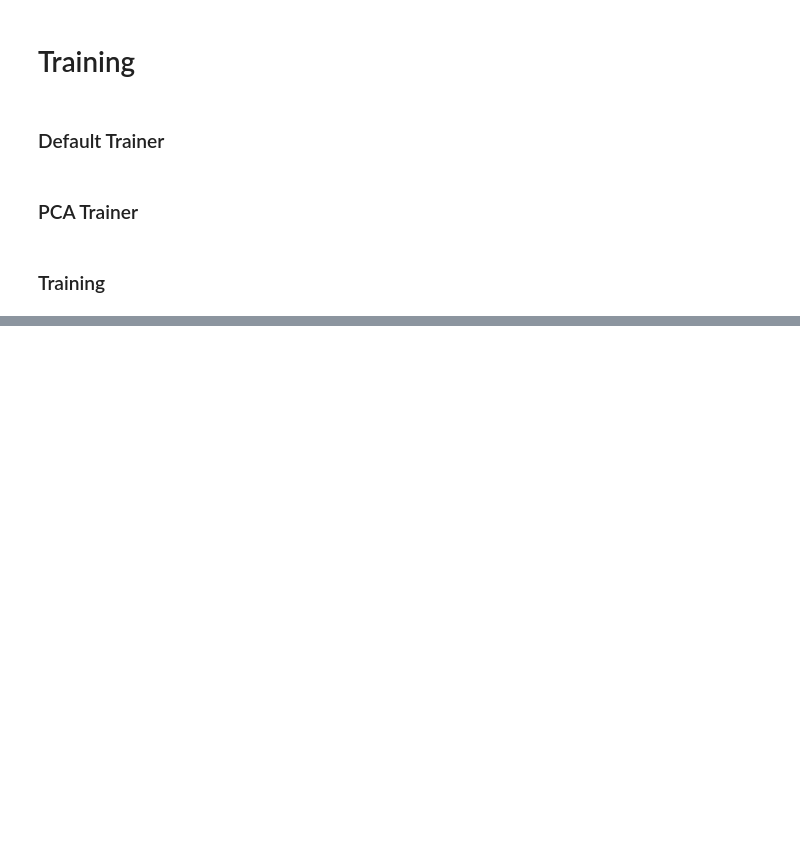
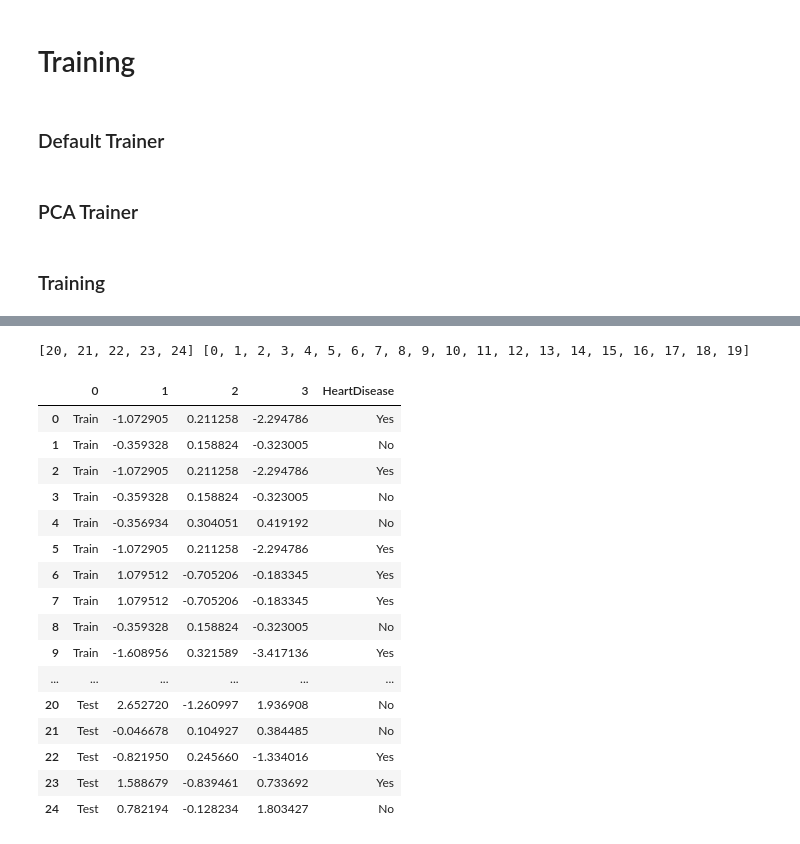
Before and after one commit to ramesaliyev/ai-heart-disease-prediction, a Jupyter notebook: model.ipynb, the cells around one changed output, grey strips where cells are left out. Saved outputs shown, nothing was run; the diff lists cells and outputs as text; code cells hidden in the pictures; blank space fills up the shorter version.

Commit message:
implement data sampling

```diff
--- a/model.ipynb
+++ b/model.ipynb
@@ -202,6 +202,7 @@ Path(path_models).mkdir(parents=True, exist_ok=True)
 ### Constants
 # %%
 TARGET_COLUMN = 'HeartDisease'
+TARGET_CLASSES = ('No', 'Yes')
 # %% [markdown]
 ### Configs
 # %%
@@ -225,6 +226,9 @@ hp_test_size = 0.2
 # %%
 # read csv
 data = pd.read_csv(path.join(path_csv, cfg_csv_name), encoding='utf-8')
+
+# drop duplicates
+data = data.drop_duplicates().reset_index(drop=True)
 # %% [markdown]
 ## Limit Data
 # %%
@@ -1085,0 +1131,62 @@ for (trainer_name, trainer, model_name, model) in set_trainer.run_all_trainers(*
+# %%
+def sample(N, data, target, classes, indexes):
+    N = list(N)
+
+    # separate data
+    test_index, train_index = indexes
+    test = data.loc[test_index]
+    train = data.loc[train_index]
+
+    # calculate sizes
+    sizes = [sum(train[target] == c) for c in classes]
+
+    # fix sizes
+    for i, n in enumerate(N):
+        if type(n) is float:
+            N[i] = round(N[i] * sizes[i])
+
+    # do sampling
+    groups = [train[train[target] == c] for c in classes]
+    samples = [group.sample(N[i], replace=(sizes[i] < N[i])) for i, group in enumerate(groups)]
+
+    # calculate final sizes
+    train_size = sum(N)
+    test_size = len(test_index)
+
+    # calculate next indexes
+    train_index = list(range(train_size))
+    test_index = list(range(train_size, train_size + test_size))
+
+    # create shuffled train dataframe
+    samples = pd.concat(samples, axis=0).sample(frac=1).reset_index(drop=True)
+
+    # concatenate data
+    data = pd.concat([samples, test], axis=0).reset_index(drop=True)
+
+    # return data and indexes
+    return data, test_index, train_index
+
+data, teindex, trindex = sample((5.0, 10), fake, TARGET_COLUMN, TARGET_CLASSES, (test_index, train_index))
+
+print(teindex, trindex)
+
+data.head(30)
+# %% [output]
+[20, 21, 22, 23, 24] [0, 1, 2, 3, 4, 5, 6, 7, 8, 9, 10, 11, 12, 13, 14, 15, 16, 17, 18, 19]
+|  | 0 | 1 | 2 | 3 | HeartDisease |
+| 0 | Train | -1.072905 | 0.211258 | -2.294786 | Yes |
+| 1 | Train | -0.359328 | 0.158824 | -0.323005 | No |
+| 2 | Train | -1.072905 | 0.211258 | -2.294786 | Yes |
+| 3 | Train | -0.359328 | 0.158824 | -0.323005 | No |
+| 4 | Train | -0.356934 | 0.304051 | 0.419192 | No |
+| 5 | Train | -1.072905 | 0.211258 | -2.294786 | Yes |
+| 6 | Train | 1.079512 | -0.705206 | -0.183345 | Yes |
+| 7 | Train | 1.079512 | -0.705206 | -0.183345 | Yes |
+| 8 | Train | -0.359328 | 0.158824 | -0.323005 | No |
+| 9 | Train | -1.608956 | 0.321589 | -3.417136 | Yes |
+| ... | ... | ... | ... | ... | ... |
+| 20 | Test | 2.652720 | -1.260997 | 1.936908 | No |
+| 21 | Test | -0.046678 | 0.104927 | 0.384485 | No |
+| 22 | Test | -0.821950 | 0.245660 | -1.334016 | Yes |
+| 23 | Test | 1.588679 | -0.839461 | 0.733692 | Yes |
+| 24 | Test | 0.782194 | -0.128234 | 1.803427 | No |
```
Also changed, not shown: parts of 1 cell of this notebook.
